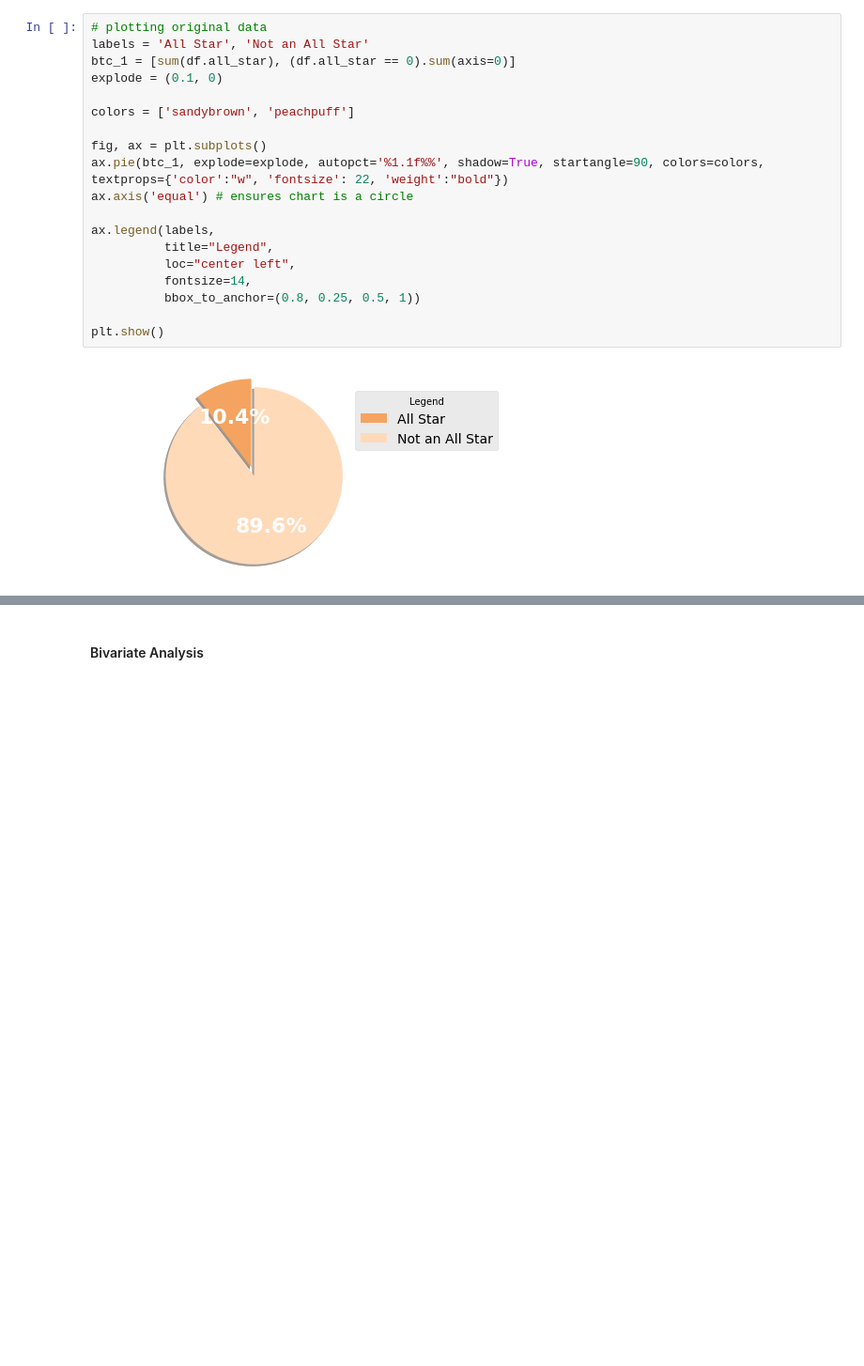
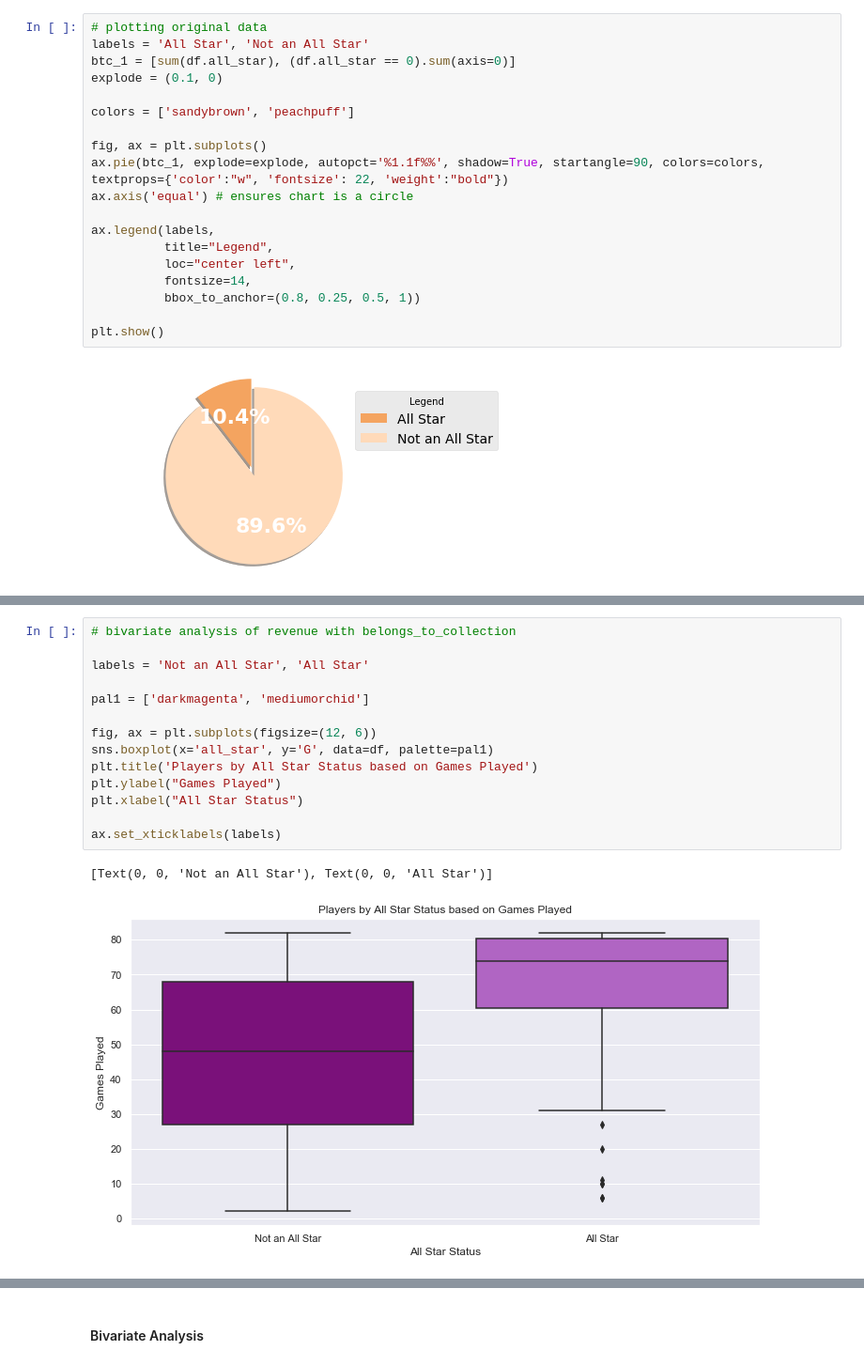
Before and after one commit to coleppert/NBA_AllStar_Prediction_Model, a Jupyter notebook: EDA-FeatureEngineering/Exploratory Data Analysis.ipynb, the cells around one changed output, grey strips where cells are left out. Shown at 94% size. Drawn from its saved outputs; the diff is of its cells as text; blank space fills up the shorter version.

```diff
--- a/EDA-FeatureEngineering/Exploratory Data Analysis.ipynb
+++ b/EDA-FeatureEngineering/Exploratory Data Analysis.ipynb
@@ -99,0 +106,17 @@ f.tight_layout()
+# %%
+# bivariate analysis of revenue with belongs_to_collection
+
+labels = 'Not an All Star', 'All Star'
+
+pal1 = ['darkmagenta', 'mediumorchid']
+
+fig, ax = plt.subplots(figsize=(12, 6))
+sns.boxplot(x='all_star', y='G', data=df, palette=pal1)
+plt.title('Players by All Star Status based on Games Played')
+plt.ylabel("Games Played")
+plt.xlabel("All Star Status")
+
+ax.set_xticklabels(labels)
+# %% [output]
+[Text(0, 0, 'Not an All Star'), Text(0, 0, 'All Star')]
+[figure, added]
```
Also changed, not shown: parts of 28 cells of this notebook.
